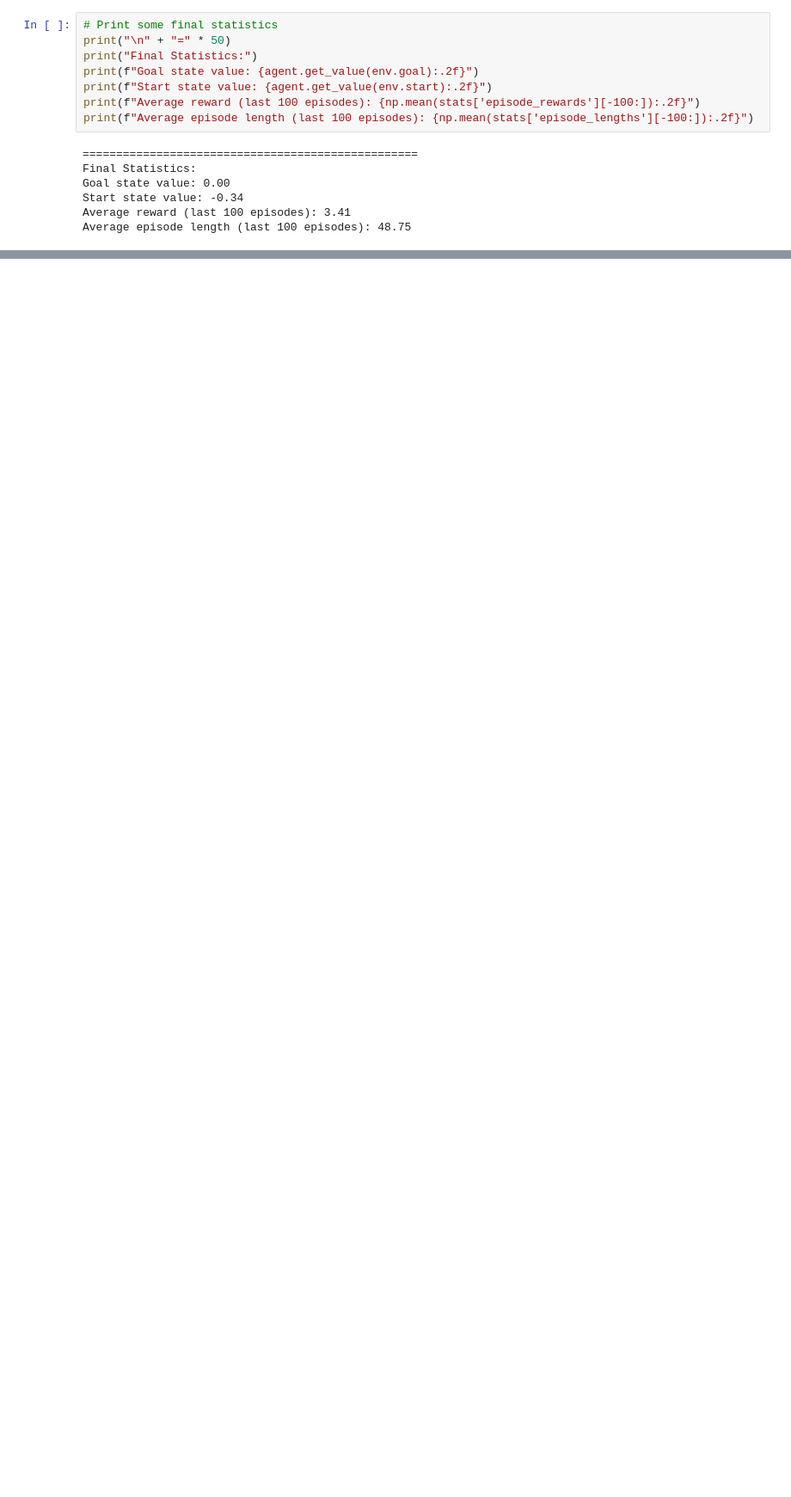
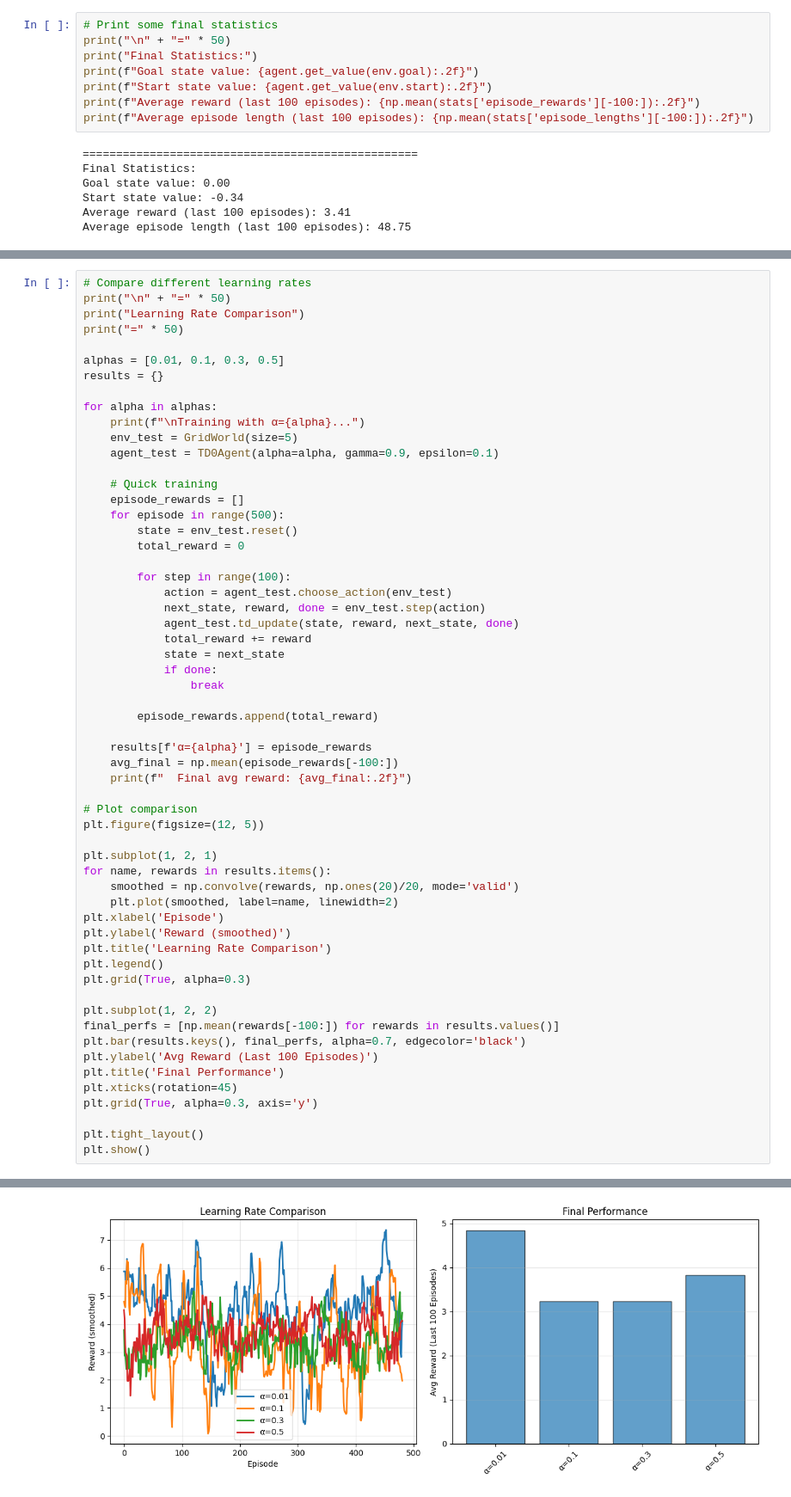
Before and after one commit to Abhijith-E/ReinforcementLearning, a Jupyter notebook: Lab7.ipynb, the cells around one changed output, grey strips where cells are left out. Shown at 86% size. Cells and saved outputs as stored; diff of their text form; blank space fills up the shorter version.

```diff
--- a/Lab7.ipynb
+++ b/Lab7.ipynb
@@ -388,3 +388,62 @@ Top 10 Most Visited States:
   State (1, 0): 725 visits, Value: -0.28
   State (2, 2): 681 visits, Value: -0.07
 [figure]
+# %%
+# Compare different learning rates
+print("\n" + "=" * 50)
+print("Learning Rate Comparison")
+print("=" * 50)
+
+alphas = [0.01, 0.1, 0.3, 0.5]
+results = {}
+
+for alpha in alphas:
+    print(f"\nTraining with α={alpha}...")
+    env_test = GridWorld(size=5)
+    agent_test = TD0Agent(alpha=alpha, gamma=0.9, epsilon=0.1)
+
+    # Quick training
+    episode_rewards = []
+    for episode in range(500):
+        state = env_test.reset()
+        total_reward = 0
+
+        for step in range(100):
+            action = agent_test.choose_action(env_test)
+            next_state, reward, done = env_test.step(action)
+            agent_test.td_update(state, reward, next_state, done)
+            total_reward += reward
+            state = next_state
+            if done:
+                break
+
+        episode_rewards.append(total_reward)
+
+    results[f'α={alpha}'] = episode_rewards
+    avg_final = np.mean(episode_rewards[-100:])
+    print(f"  Final avg reward: {avg_final:.2f}")
+
+# Plot comparison
+plt.figure(figsize=(12, 5))
+
+plt.subplot(1, 2, 1)
+for name, rewards in results.items():
+    smoothed = np.convolve(rewards, np.ones(20)/20, mode='valid')
+    plt.plot(smoothed, label=name, linewidth=2)
+plt.xlabel('Episode')
+plt.ylabel('Reward (smoothed)')
+plt.title('Learning Rate Comparison')
+plt.legend()
+plt.grid(True, alpha=0.3)
+
+plt.subplot(1, 2, 2)
+final_perfs = [np.mean(rewards[-100:]) for rewards in results.values()]
+plt.bar(results.keys(), final_perfs, alpha=0.7, edgecolor='black')
+plt.ylabel('Avg Reward (Last 100 Episodes)')
+plt.title('Final Performance')
+plt.xticks(rotation=45)
+plt.grid(True, alpha=0.3, axis='y')
+
+plt.tight_layout()
+plt.show()
+# %% [output]
@@ -390,0 +465 @@ Top 10 Most Visited States:
+[figure, added]
```
Also changed, not shown: parts of 1 cell of this notebook.
